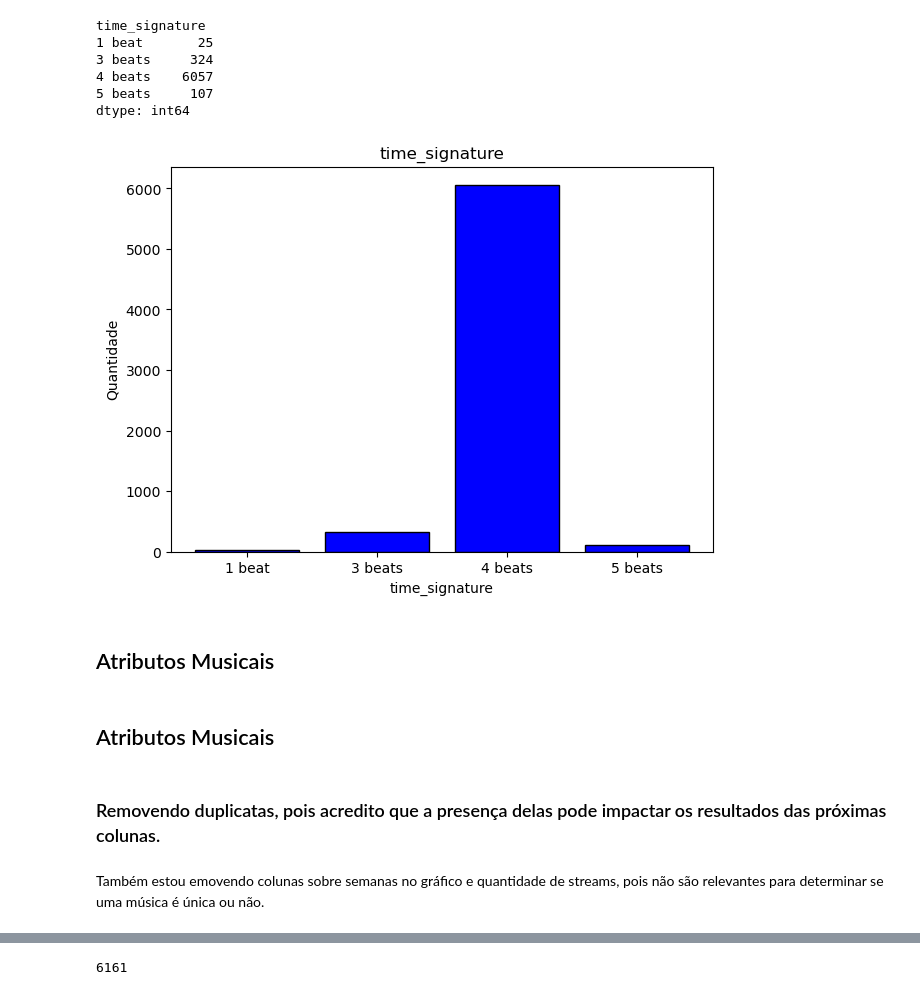
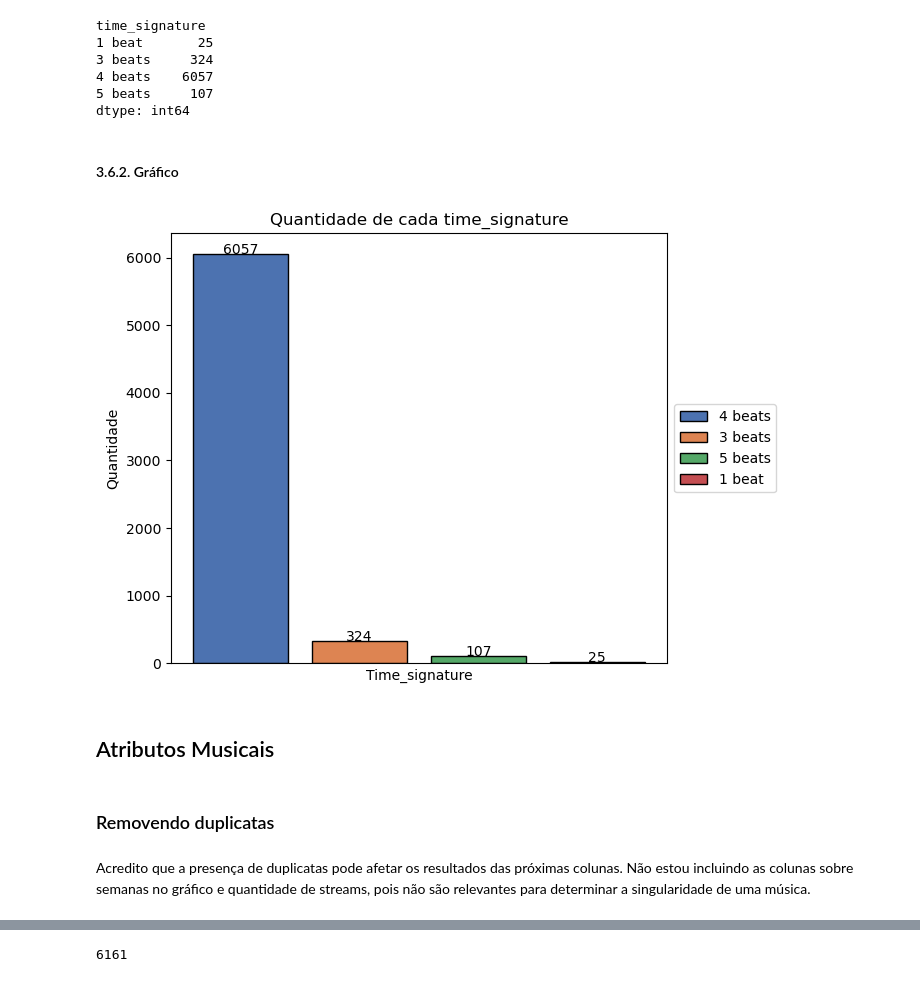
Before and after one commit to EandroC/ExplorandoPrincipaisMusicasDoSpotify, a Jupyter notebook: Analise.ipynb, the cells around one changed output, grey strips where cells are left out. Saved outputs shown, nothing was run; the diff lists cells and outputs as text; code cells hidden in the pictures.

```diff
--- a/Analise.ipynb
+++ b/Analise.ipynb
@@ -434,32 +440,42 @@ time_signature
 4 beats    6057
 5 beats     107
 dtype: int64
+# %% [markdown]
+####  3\.6\.2\. Gráfico
 # %%
 plt.figure(figsize=(7, 5))
 
-counts = dados['time_signature'].value_counts()
+time_counts = dados['time_signature'].value_counts()
+times = time_counts.index
 
-sorted_counts = counts.sort_index()
-sorted_time_signatures = sorted_counts.index
-sorted_quantidades = sorted_counts.values
+quantidades = time_counts.values
 
-plt.bar(sorted_time_signatures, sorted_quantidades, color='blue', edgecolor='black')
+cores = sns.color_palette("deep", len(times))
 
-plt.xlabel('time_signature')
+bars = plt.bar(times, quantidades, color=cores, edgecolor='black')
+
+plt.xlabel('Time_signature')
 plt.ylabel('Quantidade')
-plt.title('time_signature')
+plt.title('Quantidade de cada time_signature')
+
+for i in range(len(times)):
+    plt.text(times[i], quantidades[i] + 0.3, str(quantidades[i]), ha='center')
+
+plt.xticks([])
+
+plt.legend(bars, times, loc='center left', bbox_to_anchor=(1, 0.5))
+
+plt.tight_layout()
 
 plt.show()
 # %% [output]
-[figure, old version]
+[figure, new version]
 # %% [markdown]
 ## Atributos Musicais
-# %% [markdown]
-## Atributos Musicais
 # %% [markdown]
-### Removendo duplicatas, pois acredito que a presença delas pode impactar os resultados das próximas colunas.
+### Removendo duplicatas
 # %% [markdown]
-Também estou emovendo colunas sobre semanas no gráfico e quantidade de streams, pois não são relevantes para determinar se uma música é única ou não.
+Acredito que a presença de duplicatas pode afetar os resultados das próximas colunas. Não estou incluindo as colunas sobre semanas no gráfico e quantidade de streams, pois não são relevantes para determinar a singularidade de uma música.
 # %%
 dados_sem_duplicatas = dados.drop(['weeks_on_chart', 'streams'], axis=1)
 
```
Also changed, not shown: parts of 25 cells of this notebook.
